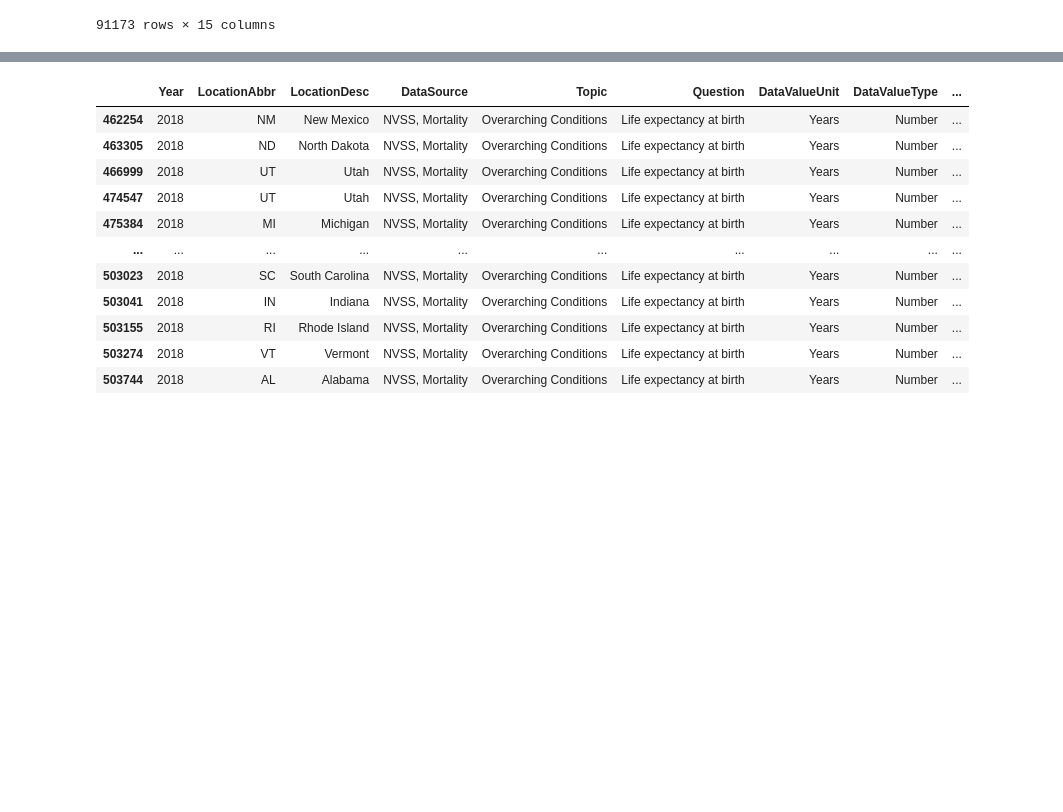
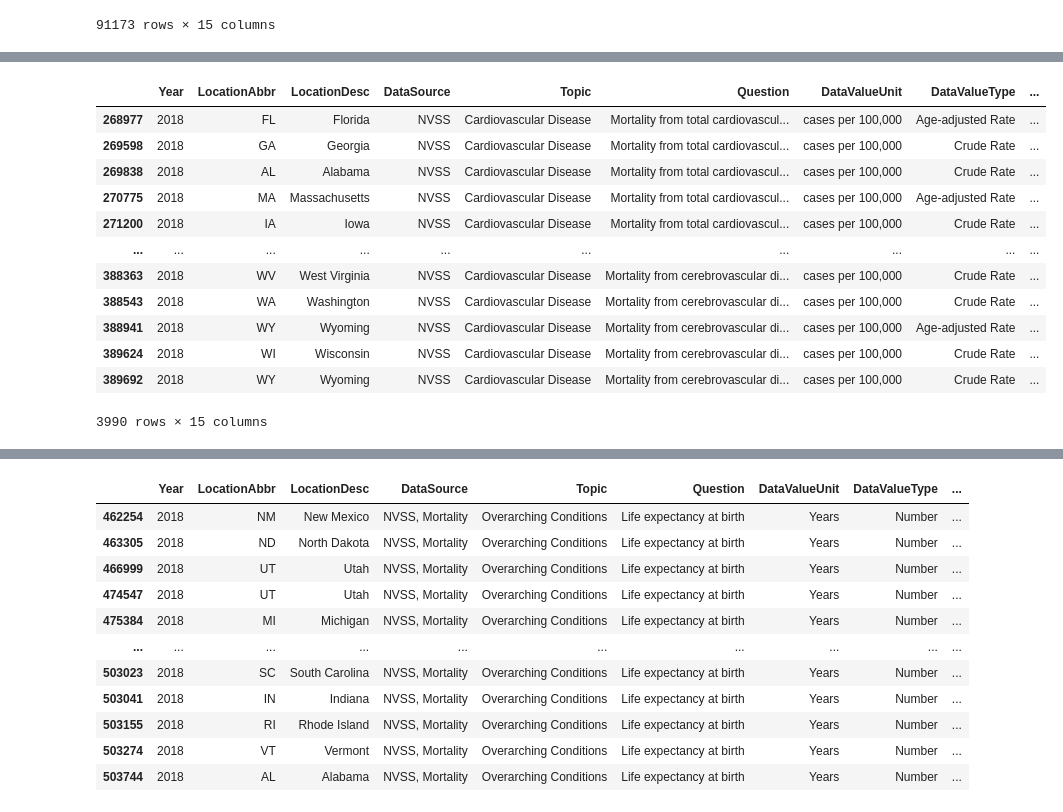
Before and after one commit to HaylieCannon/nss-capstone, a Jupyter notebook: notebook/health_trends.ipynb, the cells around one changed output, grey strips where cells are left out. Cells and saved outputs as stored; diff of their text form; code cells hidden in the pictures; blank space fills up the shorter version.

```diff
--- a/notebook/health_trends.ipynb
+++ b/notebook/health_trends.ipynb
@@ -263,0 +281,17 @@ chronic_disease_2018
+# %%
+Heart_issues = Heart_issues_all[Heart_issues_all['DataValueUnit'] == "cases per 100,000"]
+Heart_issues
+# %% [output]
+|  | Year | LocationAbbr | LocationDesc | DataSource | Topic | Question | DataValueUnit | DataValueType | ... |
+| 268977 | 2018 | FL | Florida | NVSS | Cardiovascular Disease | Mortality from total cardiovascul... | cases per 100,000 | Age-adjusted Rate | ... |
+| 269598 | 2018 | GA | Georgia | NVSS | Cardiovascular Disease | Mortality from total cardiovascul... | cases per 100,000 | Crude Rate | ... |
+| 269838 | 2018 | AL | Alabama | NVSS | Cardiovascular Disease | Mortality from total cardiovascul... | cases per 100,000 | Crude Rate | ... |
+| 270775 | 2018 | MA | Massachusetts | NVSS | Cardiovascular Disease | Mortality from total cardiovascul... | cases per 100,000 | Age-adjusted Rate | ... |
+| 271200 | 2018 | IA | Iowa | NVSS | Cardiovascular Disease | Mortality from total cardiovascul... | cases per 100,000 | Crude Rate | ... |
+| ... | ... | ... | ... | ... | ... | ... | ... | ... | ... |
+| 388363 | 2018 | WV | West Virginia | NVSS | Cardiovascular Disease | Mortality from cerebrovascular di... | cases per 100,000 | Crude Rate | ... |
+| 388543 | 2018 | WA | Washington | NVSS | Cardiovascular Disease | Mortality from cerebrovascular di... | cases per 100,000 | Crude Rate | ... |
+| 388941 | 2018 | WY | Wyoming | NVSS | Cardiovascular Disease | Mortality from cerebrovascular di... | cases per 100,000 | Age-adjusted Rate | ... |
+| 389624 | 2018 | WI | Wisconsin | NVSS | Cardiovascular Disease | Mortality from cerebrovascular di... | cases per 100,000 | Crude Rate | ... |
+| 389692 | 2018 | WY | Wyoming | NVSS | Cardiovascular Disease | Mortality from cerebrovascular di... | cases per 100,000 | Crude Rate | ... |
+3990 rows × 15 columns
```
Also changed, not shown: parts of 5 cells of this notebook.
